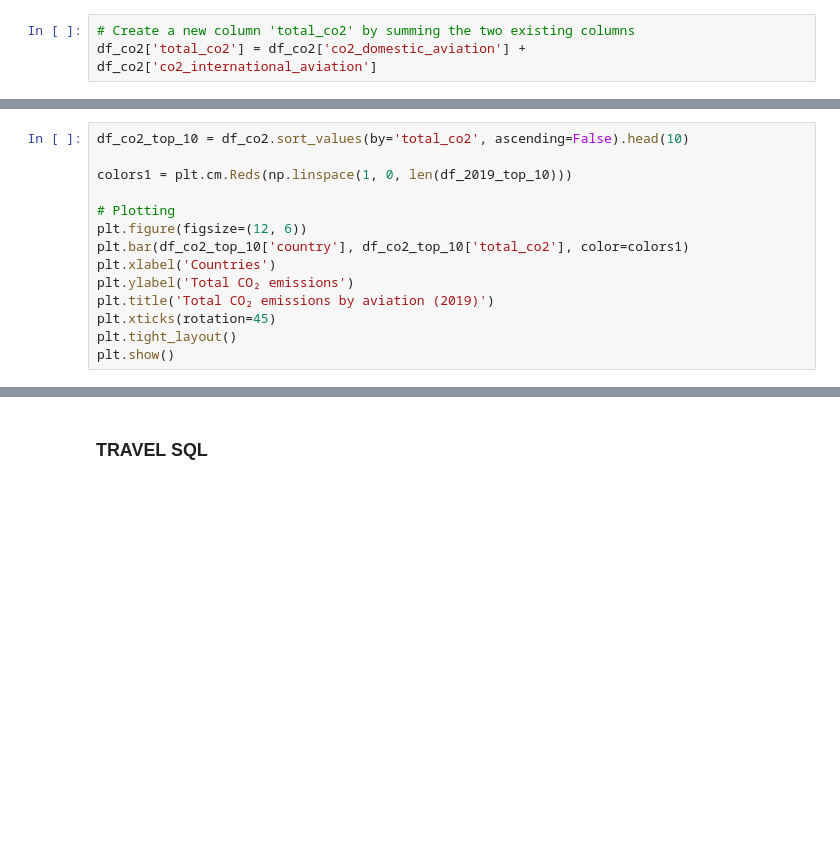
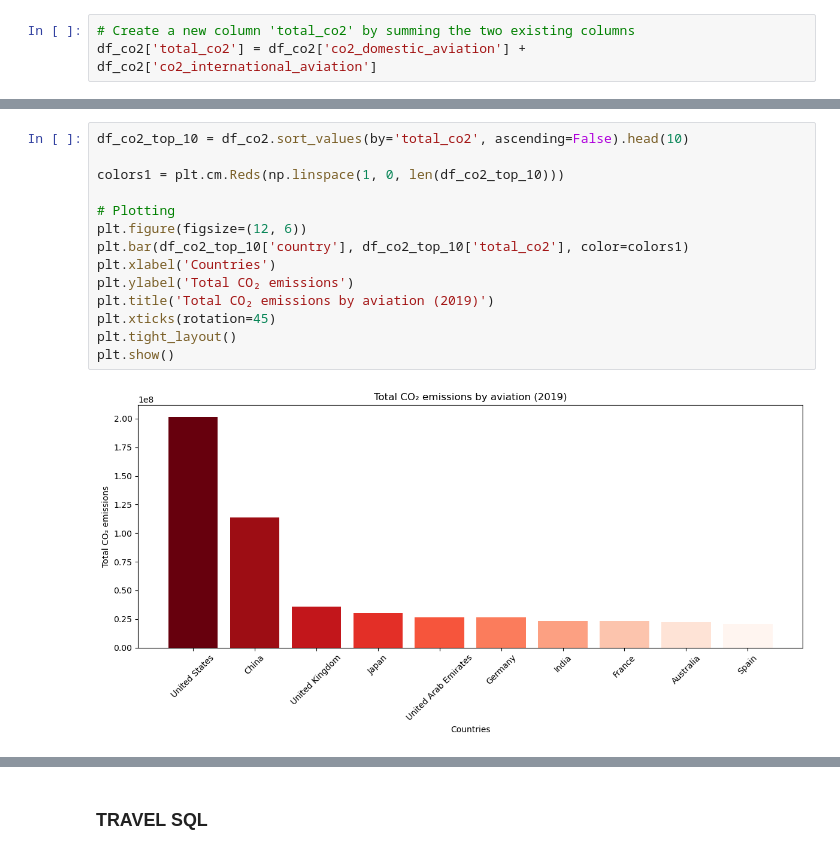
Before and after one commit to BenjaminIH/sql-database, a Jupyter notebook: main.ipynb, the cells around one changed output, grey strips where cells are left out. Cells and saved outputs as stored; diff of their text form; blank space fills up the shorter version.

```diff
--- a/main.ipynb
+++ b/main.ipynb
@@ -371,17 +607,19 @@ df_co2
 # %%
 df_co2_top_10 = df_co2.sort_values(by='total_co2', ascending=False).head(10)
 
-colors1 = plt.cm.Reds(np.linspace(1, 0, len(df_2019_top_10)))
+colors1 = plt.cm.Reds(np.linspace(1, 0, len(df_co2_top_10)))
 
 # Plotting
 plt.figure(figsize=(12, 6))
 plt.bar(df_co2_top_10['country'], df_co2_top_10['total_co2'], color=colors1)
 plt.xlabel('Countries')
 plt.ylabel('Total CO₂ emissions')
 plt.title('Total CO₂ emissions by aviation (2019)')
 plt.xticks(rotation=45)
 plt.tight_layout()
 plt.show()
+# %% [output]
+[figure, added]
 # %%
 # Define the countries to display (based on countries emiting more CO2)
 countries_to_display = ['united states', 'china', 'united kingdom', 'japan',
```
Also changed, not shown: parts of 30 cells of this notebook.
